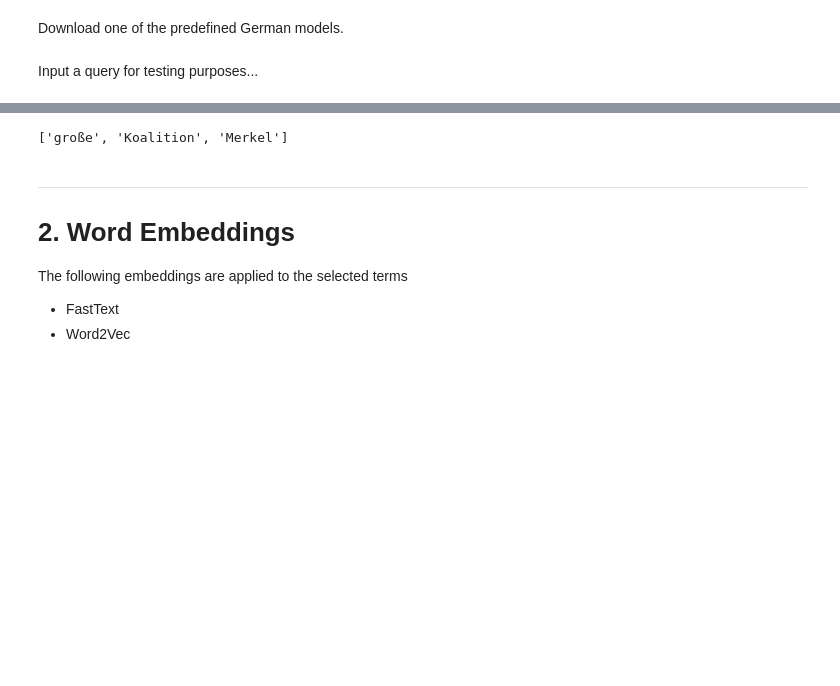
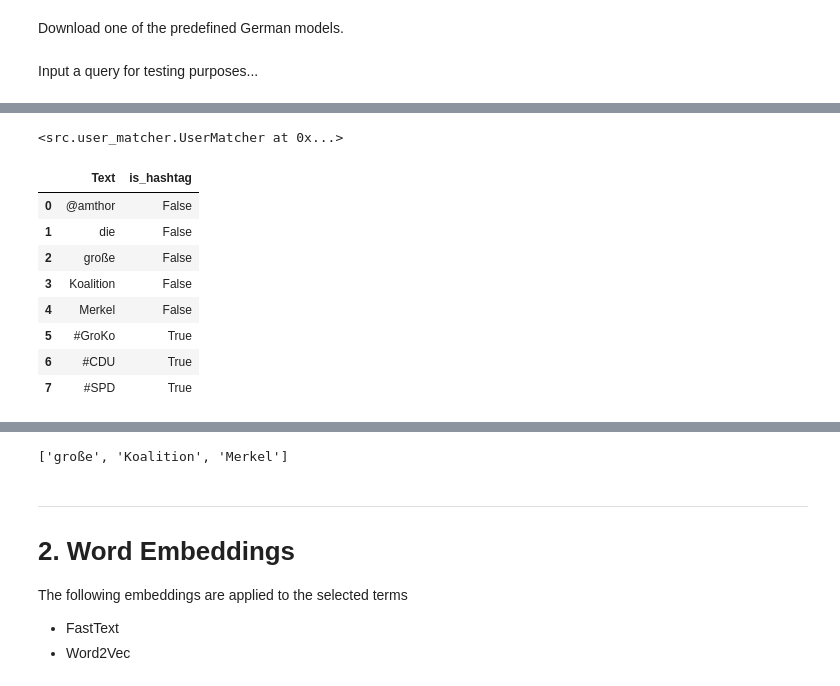
Before and after one commit to JasonPy/twitter-query-expansion, a Jupyter notebook: query-reformulation-pipeline.ipynb, the cells around one changed output, grey strips where cells are left out. Saved outputs shown, nothing was run; the diff lists cells and outputs as text; code cells hidden in the pictures; blank space fills up the shorter version.

```diff
--- a/query-reformulation-pipeline.ipynb
+++ b/query-reformulation-pipeline.ipynb
@@ -151,7 +21,0 @@ It seems that named entities as well as hashtags are treated correctly. However,
-# %%
-data = []
-
-for token in doc:
-    data.append ([token.text, token.pos_, token.tag_, token.dep_, token.shape_, token.is_alpha, token.is_stop, token._.hashtag])
-
-pd.DataFrame(data, columns=["Text", "UPOS Tag", "Tag", "Syntactics", "Shape", "Alpha Token", "Stop Token", "Hashtag"], index=None)
@@ -209,0 +87,25 @@ def select_candidate_terms(doc: spacy.tokens.doc.Doc, pos_tags):
+# %%
+from src.hashtag_matcher import create_hashtag_matcher
+from src.user_matcher import create_user_matcher
+
+nlp.add_pipe("hashtag_matcher")
+nlp.add_pipe("user_matcher")
+# %% [output]
+<src.user_matcher.UserMatcher at 0x...>
+# %%
+doc = nlp(QUERY)
+data = []
+
+for token in doc:
+    data.append([token, token._.is_hashtag])
+pd.DataFrame(data, columns=["Text", "is_hashtag"])
+# %% [output]
+|  | Text | is_hashtag |
+| 0 | @amthor | False |
+| 1 | die | False |
+| 2 | große | False |
+| 3 | Koalition | False |
+| 4 | Merkel | False |
+| 5 | #GroKo | True |
+| 6 | #CDU | True |
+| 7 | #SPD | True |
```
Also changed, not shown: parts of 47 cells of this notebook, 5 other files.
